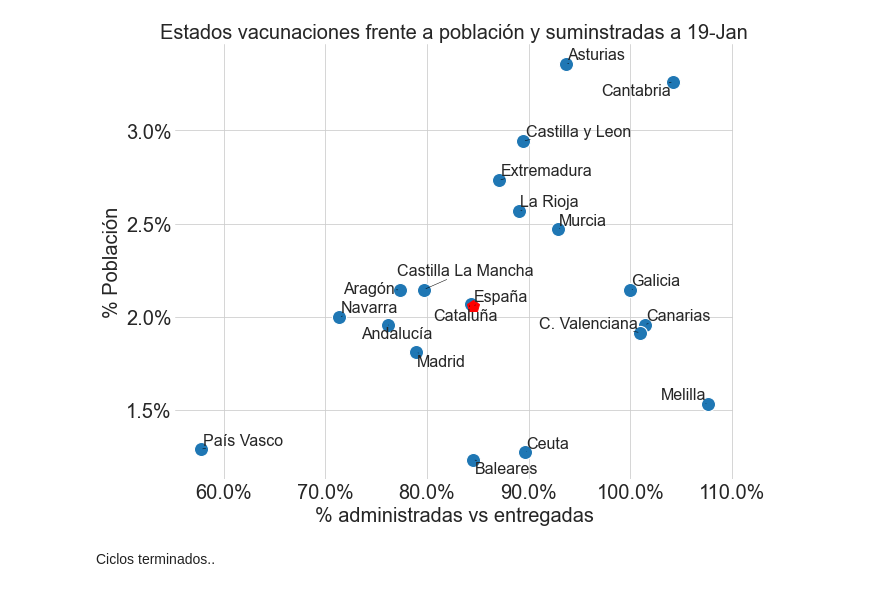
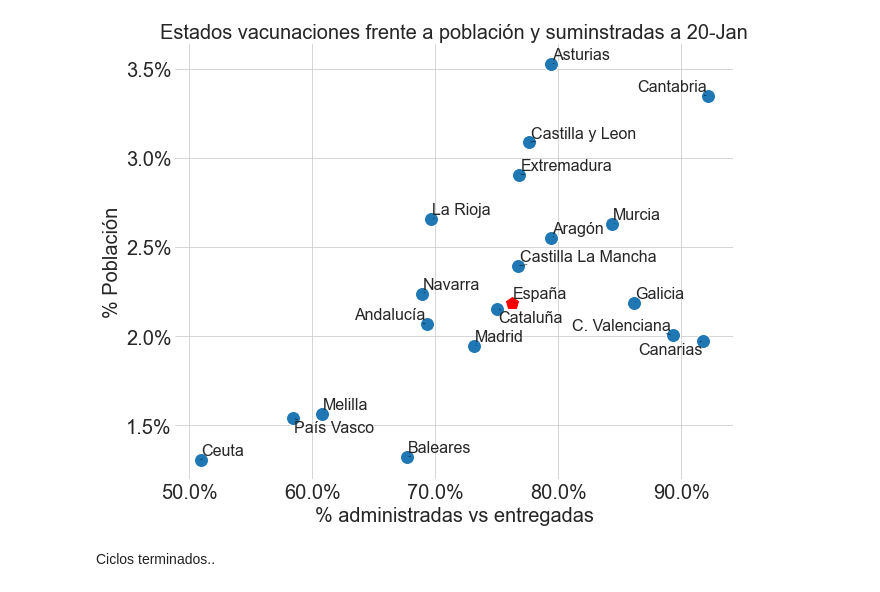
Before and after one commit to mharias/covid, a Jupyter notebook: vacunacion/Vacunas_graficos.ipynb, the cells around one changed output. Cells and saved outputs as stored; diff of their text form; code cells hidden in the pictures.

```diff
--- a/vacunacion/Vacunas_graficos.ipynb
+++ b/vacunacion/Vacunas_graficos.ipynb
@@ -117,5 +117,5 @@ See the caveats in the documentation: https://pandas.pydata.org/pandas-docs/stab
 # %%
-dia = '19/1/21' # dia del informe
+dia = '20/1/21' # dia del informe
 sns.set_style(style="white")
 #hoy=datetime.today().strftime('%d/%m')
 title = 'Porcentaje de vacunas administradas vs entregadas a {}'.format(dia[:-3])
@@ -206,6 +206,6 @@ See the caveats in the documentation: https://pandas.pydata.org/pandas-docs/stab
 # %%
 datos = datos_row.copy()
-dia = '19/1/21'
+dia = '20/1/21'
 datos=datos.loc[(datos_row['date_pub']==dia) & (datos_row['ccaa']!='Totales')]
 
 datos['poblacion'] = datos.apply(lambda x:comunidades[x['ccaa']],axis=1)
@@ -228,34 +228,34 @@ sns.scatterplot(ax=ax, x='% sobre entregadas', y='vacunas_poblacion',
 ax.yaxis.set_tick_params(labelsize=20,width=0,rotation=0,pad=0)
 ax.xaxis.set_tick_params(labelsize=20,width=0,rotation=0,pad=0)
 ax.yaxis.set_major_formatter(plt.FuncFormatter(lambda v,x:'{:.1%}'.format(v)))
 ax.xaxis.set_major_formatter(plt.FuncFormatter(lambda v,x:'{:.1%}'.format(v)))
 
 lista_texto=[]
 for i in datos.index:
     texto=plt.text(datos.loc[i,'% sobre entregadas'],
                              datos.loc[i,'vacunas_poblacion'],
                              s=str(datos.loc[i,'ccaa']),
                              ha='center',fontsize=16)
     lista_texto.append(texto)
 
 ax.plot(admin_entregadas,vacunas_poblacion,
                 marker='p',markersize=12,color='red')
 
 texto=plt.text(admin_entregadas,vacunas_poblacion,
                s='España',ha='center',fontsize=16)
 lista_texto.append(texto)
 ax.set_xlabel('% administradas vs entregadas',fontsize=20)
 ax.set_ylabel('% Población',fontsize=20)
 
 ax.grid(True)
 ax.set_title('Estados vacunaciones frente a población y suminstradas a {}'.format(today),fontsize=20)
 sns.despine(left=True, bottom=True)
 sns.despine(left=True, bottom=True)
 adjust_text(lista_texto,arrowprops=dict(arrowstyle="-", color='k', lw=0.5))
 fig.savefig('graficos/estado_suministradas_poblacion_{}{}'.format(today,'.png'),dpi=144)
 #plt.show()
 # %% [output]
-[figure, old version]
+[figure, new version]
 # %% [markdown]
 Ciclos terminados..
 # %%
```
Also changed, not shown: parts of 3 cells of this notebook, 10 other files.
